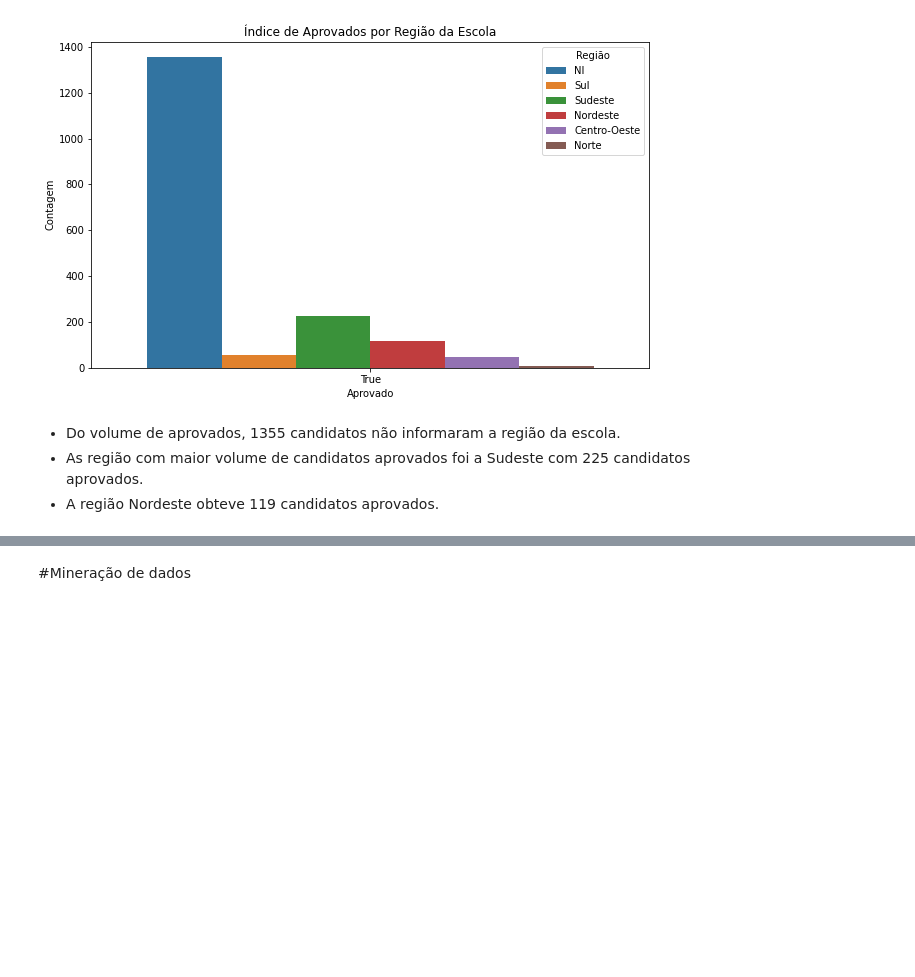
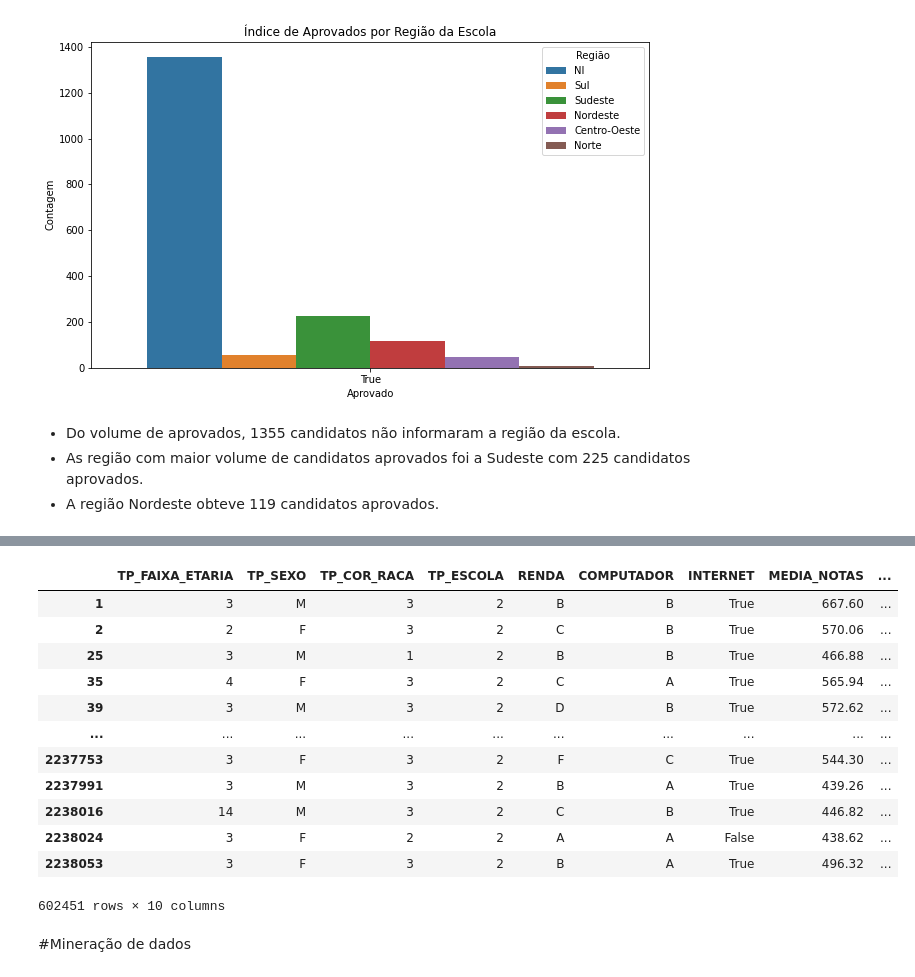
Before and after one commit to GabrielCdev/INEP_dataset_analysis, a Jupyter notebook: INEP_Dataset_Analysis.ipynb, the cells around one changed output, grey strips where cells are left out. Saved outputs shown, nothing was run; the diff lists cells and outputs as text; code cells hidden in the pictures; blank space fills up the shorter version.

```diff
--- a/INEP_Dataset_Analysis.ipynb
+++ b/INEP_Dataset_Analysis.ipynb
@@ -1036,3 +1070,19 @@ plt.show()
+# %%
+new_enem_df
+# %% [output]
+|  | TP_FAIXA_ETARIA | TP_SEXO | TP_COR_RACA | TP_ESCOLA | RENDA | COMPUTADOR | INTERNET | MEDIA_NOTAS | ... |
+| 1 | 3 | M | 3 | 2 | B | B | True | 667.60 | ... |
+| 2 | 2 | F | 3 | 2 | C | B | True | 570.06 | ... |
+| 25 | 3 | M | 1 | 2 | B | B | True | 466.88 | ... |
+| 35 | 4 | F | 3 | 2 | C | A | True | 565.94 | ... |
+| 39 | 3 | M | 3 | 2 | D | B | True | 572.62 | ... |
+| ... | ... | ... | ... | ... | ... | ... | ... | ... | ... |
+| 2237753 | 3 | F | 3 | 2 | F | C | True | 544.30 | ... |
+| 2237991 | 3 | M | 3 | 2 | B | A | True | 439.26 | ... |
+| 2238016 | 14 | M | 3 | 2 | C | B | True | 446.82 | ... |
+| 2238024 | 3 | F | 2 | 2 | A | A | False | 438.62 | ... |
+| 2238053 | 3 | F | 3 | 2 | B | A | True | 496.32 | ... |
+602451 rows × 10 columns
 # %% [markdown]
 #Mineração de dados
 # %%
```
Also changed, not shown: parts of 38 cells of this notebook.
